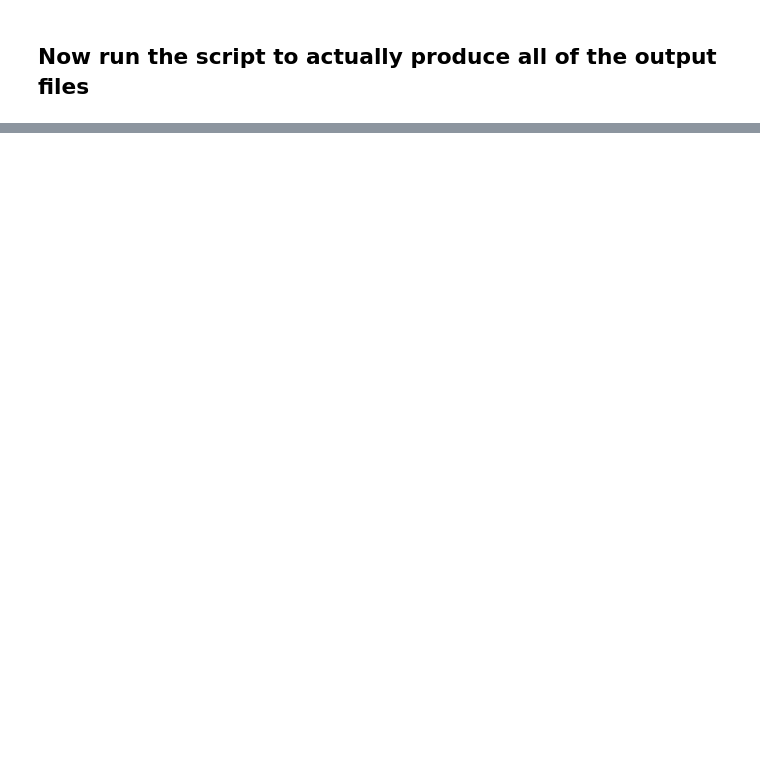
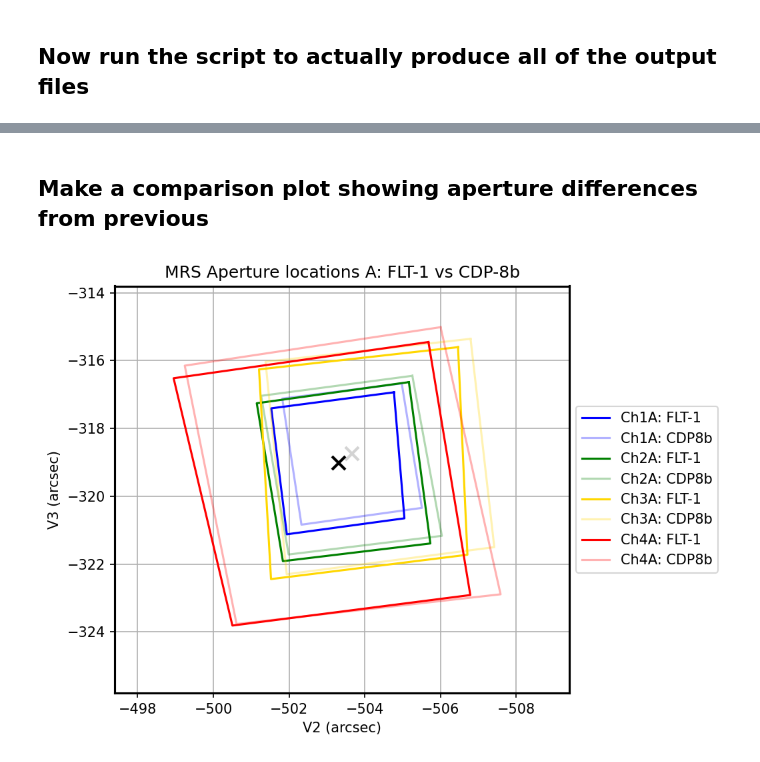
Before and after one commit to STScI-MIRI/miricoord, a Jupyter notebook: miricoord/mrs/makesiaf/makesiaf_mrs.ipynb, the cells around one changed output, grey strips where cells are left out. Saved outputs shown, nothing was run; the diff lists cells and outputs as text; code cells hidden in the pictures; blank space fills up the shorter version.

```diff
--- a/miricoord/mrs/makesiaf/makesiaf_mrs.ipynb
+++ b/miricoord/mrs/makesiaf/makesiaf_mrs.ipynb
@@ -76,0 +78,2 @@ Ch4 6.9 x 7.9
+# %% [markdown]
+## Make a comparison plot showing aperture differences from previous ##
@@ -76,0 +109,27 @@ Ch4 6.9 x 7.9
+# %%
+plt.figure(figsize=(7,5),dpi=150)
+ax = plt.gca()
+
+plt.plot(values1A['inscr_v2_corners'],values1A['inscr_v3_corners'],color='b',linewidth=1.5,label='Ch1A: FLT-1')
+plt.plot(oldvalues1A['inscr_v2_corners'],oldvalues1A['inscr_v3_corners'],color='b',linewidth=1.5,alpha=0.3,label='Ch1A: CDP8b')
+plt.plot(values2A['inscr_v2_corners'],values2A['inscr_v3_corners'],color='g',linewidth=1.5,label='Ch2A: FLT-1')
+plt.plot(oldvalues2A['inscr_v2_corners'],oldvalues2A['inscr_v3_corners'],color='g',linewidth=1.5,alpha=0.3,label='Ch2A: CDP8b')
+plt.plot(values3A['inscr_v2_corners'],values3A['inscr_v3_corners'],color='gold',linewidth=1.5,label='Ch3A: FLT-1')
+plt.plot(oldvalues3A['inscr_v2_corners'],oldvalues3A['inscr_v3_corners'],color='gold',linewidth=1.5,alpha=0.3,label='Ch3A: CDP8b')
+plt.plot(values4A['inscr_v2_corners'],values4A['inscr_v3_corners'],color='r',linewidth=1.5,label='Ch4A: FLT-1')
+plt.plot(oldvalues4A['inscr_v2_corners'],oldvalues4A['inscr_v3_corners'],color='r',linewidth=1.5,alpha=0.3,label='Ch4A: CDP8b')
+
+plt.plot(oldvalues1A['inscr_v2ref'],oldvalues1A['inscr_v3ref'],color='lightgray',marker='x',markersize=10,mew=2)
+plt.plot(values1A['inscr_v2ref'],values1A['inscr_v3ref'],color='black',marker='x',markersize=10,mew=2)
+
+plt.xlim(-497.4,-509.4)
+plt.ylim(-325.8,-313.8)
+plt.xlabel('V2 (arcsec)')
+plt.ylabel('V3 (arcsec)')
+
+plt.grid()
+ax.legend(loc='center left', bbox_to_anchor=(1, 0.5))
+plt.title('MRS Aperture locations A: FLT-1 vs CDP-8b')
+plt.tight_layout()
+# %% [output]
+[figure, added]
```
Also changed, not shown: parts of 8 cells of this notebook, 51 other files.
